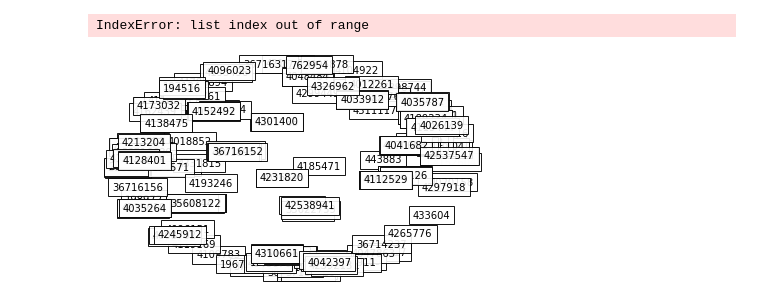
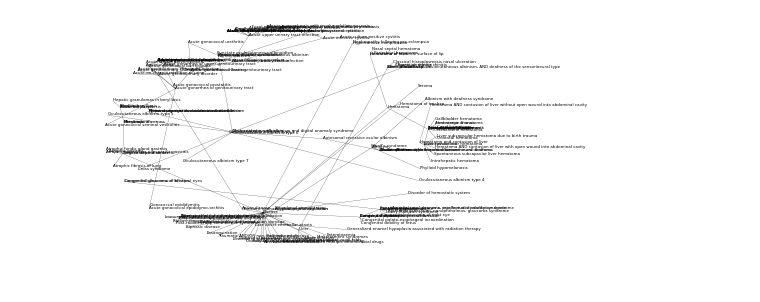
Before and after one commit to mi-erasmusmc/omop-poincare, a Jupyter notebook: main_notebook.ipynb, the cells around one changed output. Saved outputs shown, nothing was run; the diff lists cells and outputs as text; code cells hidden in the pictures.

Commit message:
Add hierarchy plots

```diff
--- a/main_notebook.ipynb
+++ b/main_notebook.ipynb
@@ -66,11 +72,13 @@ Graph with 174 nodes and 184 edges
 # %%
-cat_dist = Categorical(probs=torch.from_numpy(weights)) # was weights
-#print(cat_dist)
-unif_dist = Categorical(probs=torch.ones(data.shape[0],) / data.shape[0])
-unif_dist
+# cat_dist = Categorical(probs=torch.from_numpy(weights)) # was weights
+cat_dist = Categorical(probs=torch.from_numpy(np.ones(len(objects)))) # was weights
+# print(np.ones(len(objects)))
+#print(len(np.ones(len(objects))))
+unif_dist = Categorical(probs=torch.ones(len(objects),) / len(objects))
+# print(torch.ones(len(objects),) / len(objects))
 
 # model = Model(dim=OUT_DIMENSIONS, size=data.shape[0])
-model = Model(dim=OUT_DIMENSIONS, size=data.shape[0])
+model = Model(dim=OUT_DIMENSIONS, size=len(objects))
 
 optimizer = RiemannianSGD(model.parameters())
 
@@ -78,5 +86,5 @@ loss_func = CrossEntropyLoss()
 batch_X = torch.zeros(10, NEG_SAMPLES + 2, dtype=torch.long)
 batch_y = torch.zeros(10, dtype=torch.long)
 
-EPOCH = 300
+EPOCH = 500
 n = 0
@@ -131,24 +156,62 @@ import matplotlib.pyplot as plt
 
 # model = torch.load("poincare_model_dim_2.pt")
 # coordinates = model["state_dict"]["embedding.weight"].numpy()
-print(model.state_dict()['embedding.weight'])
+# print(model.state_dict()['embedding.weight'])
 coordinates = model.embedding.weight
-# print(len(coordinates))
+# print(coordinates)
+
 # print(len(objects))
 #print(data)
 
+plt.figure()
 plt.xlim(-1, 1)
 plt.ylim(-1, 1)
 plt.axis('off')
 
-import pandas
-ref = pandas.read_csv('~/Git/hyperbolic-learning/data/wordnet/ref.csv')
+# import pandas
+# ref = pandas.read_csv('~/Git/hyperbolic-learning/data/wordnet/ref.csv')
+data, objects, weights = helpers.load_edge_list(Path("data", "dist1Sample.csv"))
 
 for x in range(coordinates.shape[0]):
-    # plt.annotate(model["names"][x], (coordinates[x,0], coordinates[x,1]),
-    #              bbox={"fc":"white", "alpha":0.9})
-    plt.annotate(objects[x], (coordinates[x,0], coordinates[x,1]),
-                 bbox={"fc":"white", "alpha":0.9})
+    plt.annotate(dictData[x], (coordinates[x,0], coordinates[x,1]), fontsize=4)
+    # plt.annotate(dictData[x], (coordinates[x,0]*100, coordinates[x,1]*100),
+    #              bbox={"fc":"white", "alpha":0.9}, fontsize=4)
+i=0
+print(data[i])
+print(data[i][0])
+print(data[i][1])
+# print(coordinates)
+print(coordinates[data[i][0], 0])
+print(coordinates[data[i][0], 1])
 
+print(coordinates[data[i][1], 0])
+print(coordinates[data[i][1], 1])
+# x_values = [coordinates[]]
+
+for i in range(data.shape[0]):
+    x_values = [coordinates[data[i][0], 0].detach().numpy(), coordinates[data[i][1], 0].detach().numpy()]
+    y_values = [coordinates[data[i][0], 1].detach().numpy(), coordinates[data[i][1], 1].detach().numpy()]
+#
+#     x_val = [coordinates[data[x][0],0].detach().numpy(), coordinates[data[x][1],1].detach().numpy()]
+#     y_val = [coordinates[data[x][0],0].detach().numpy(), coordinates[data[x][1],1].detach().numpy()]
+    plt.plot(x_values, y_values, color="black", linewidth=0.2)
+
+plt.savefig(Path("data", "hierarchy_embed.png"), dpi=300, facecolor="white")
 plt.show()
+
+# coordinates = model.embedding.weight
+# coordinates = coordinates.detach().numpy()
+# coordinates
+#print(coordinates.shape[0])
+# # print(coordinates)
+# #pl.plot(pl.randn(100))
+#
+# for x in range(coordinates.shape[0]):
+#     pl.annotate(dictData[x], (coordinates[x,0], coordinates[x,1]), fontsize=4)
+#     # pl.scatter(coordinates[x,0], coordinates[x,1])
+#     display.clear_output(wait=True)
+#     display.display(pl.gcf())
+#
+#     # pl.annotate(dictData[x], (coordinates[x,0], coordinates[x,1]), fontsize=4)
+#
 # %% [output]
@@ -172,2 +225 @@ tensor([[ 6.2920e-01,  7.0156e-01],
-IndexError: list index out of range
-[figure, old version]
+[figure, new version]
```
Also changed, not shown: parts of 6 cells of this notebook, 4 other files.
